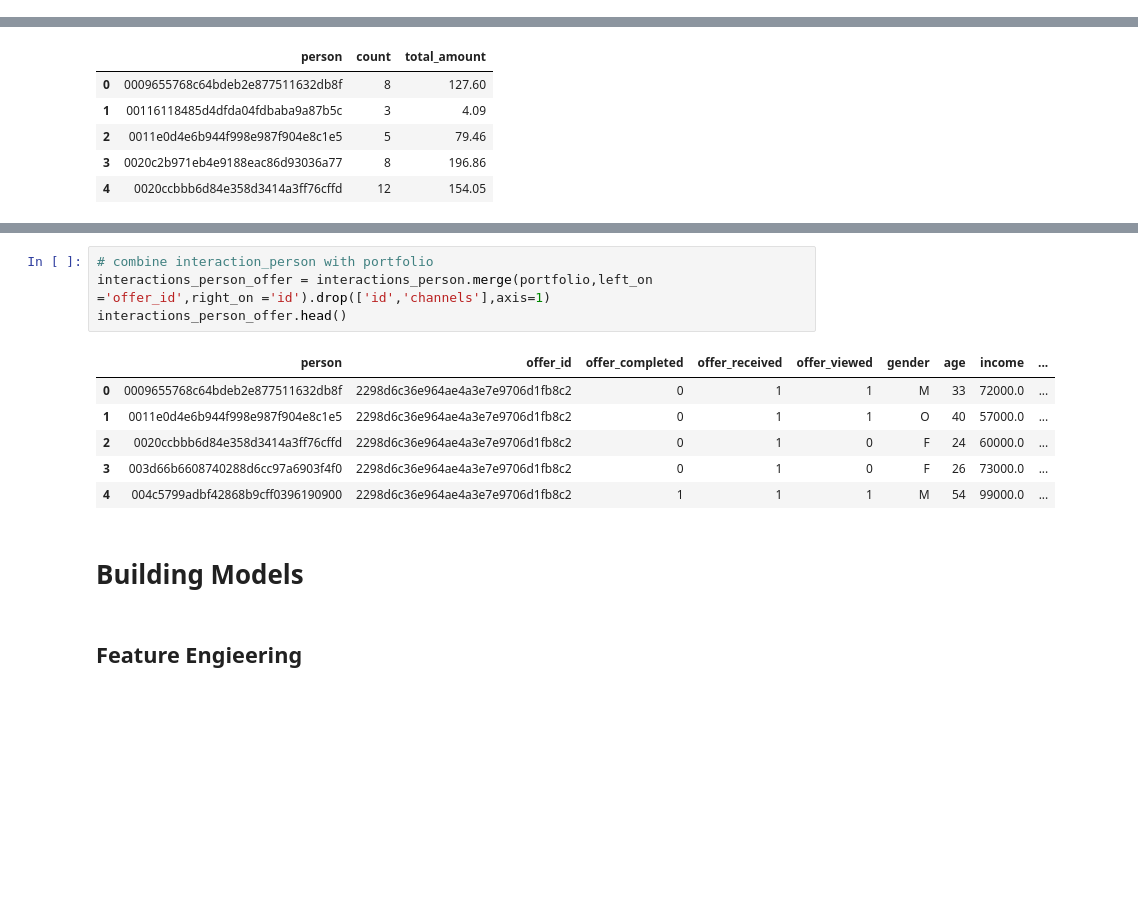
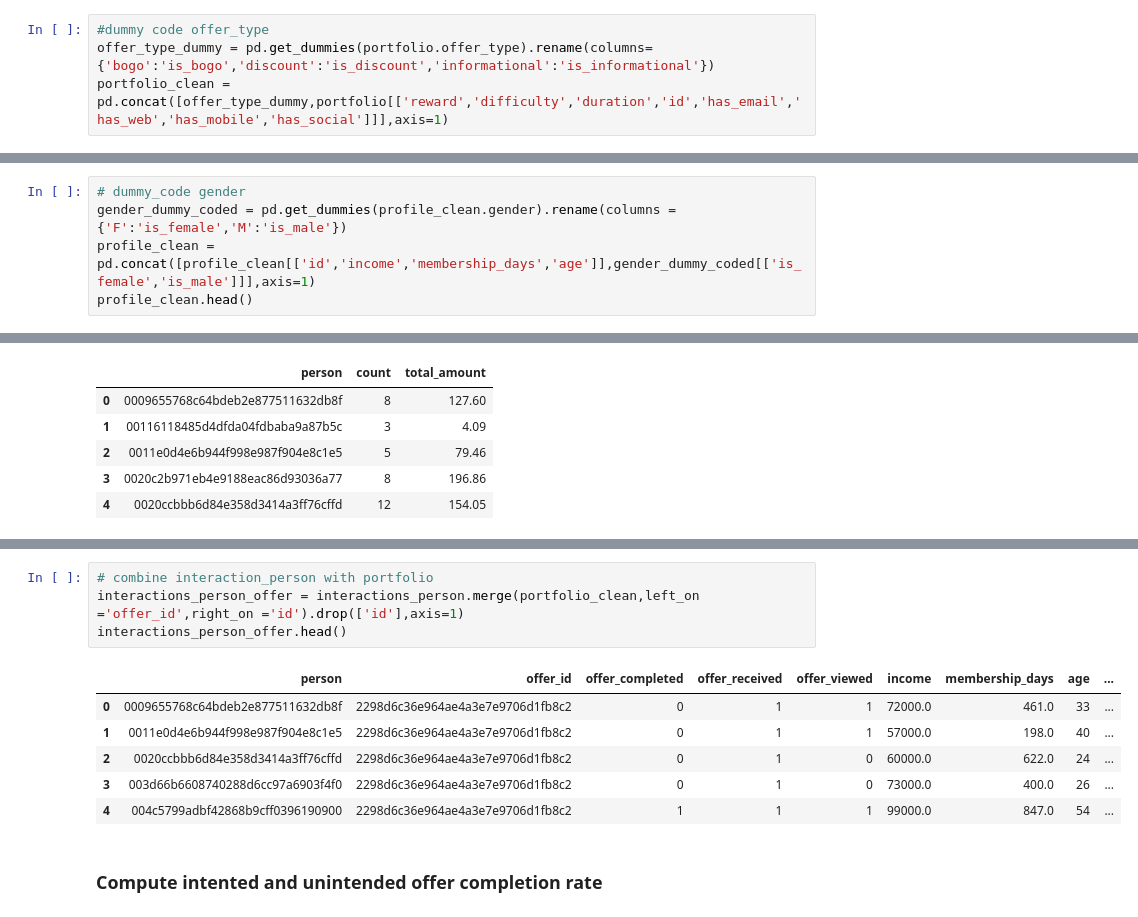
Before and after one commit to tanyayt/udacity_data_scientist, a Jupyter notebook: starbucks_optimizing_app_offers/Starbucks_Capstone_notebook.ipynb, the cells around one changed output, grey strips where cells are left out. Cells and saved outputs as stored; diff of their text form; blank space fills up the shorter version.

```diff
--- a/starbucks_optimizing_app_offers/Starbucks_Capstone_notebook.ipynb
+++ b/starbucks_optimizing_app_offers/Starbucks_Capstone_notebook.ipynb
@@ -143,0 +150,4 @@ portfolio.head()
+# %%
+#dummy code offer_type
+offer_type_dummy = pd.get_dummies(portfolio.offer_type).rename(columns={'bogo':'is_bogo','discount':'is_discount','informational':'is_informational'})
+portfolio_clean = pd.concat([offer_type_dummy,portfolio[['reward','difficulty','duration','id','has_email','has_web','has_mobile','has_social']]],axis=1)
@@ -245,3 +260,8 @@ See the caveats in the documentation: http://pandas.pydata.org/pandas-docs/stabl
 | 5 | M | 68 | e2127556f4f64592b11af22de27a7932 | 70000.0 | 91.0 |
 | 8 | M | 65 | 389bc3fa690240e798340f5a15918d5c | 53000.0 | 167.0 |
 | 12 | M | 58 | 2eeac8d8feae4a8cad5a6af0499a211d | 51000.0 | 257.0 |
+# %%
+# dummy_code gender
+gender_dummy_coded = pd.get_dummies(profile_clean.gender).rename(columns ={'F':'is_female','M':'is_male'})
+profile_clean = pd.concat([profile_clean[['id','income','membership_days','age']],gender_dummy_coded[['is_female','is_male']]],axis=1)
+profile_clean.head()
@@ -444,18 +471,16 @@ interactions_person.head()
 # %%
 # combine interaction_person with portfolio
-interactions_person_offer = interactions_person.merge(portfolio,left_on ='offer_id',right_on ='id').drop(['id','channels'],axis=1)
+interactions_person_offer = interactions_person.merge(portfolio_clean,left_on ='offer_id',right_on ='id').drop(['id'],axis=1)
 interactions_person_offer.head()
 # %% [output]
-|  | person | offer_id | offer_completed | offer_received | offer_viewed | gender | age | income | ... |
-| 0 | 0009655768c64bdeb2e877511632db8f | 2298d6c36e964ae4a3e7e9706d1fb8c2 | 0 | 1 | 1 | M | 33 | 72000.0 | ... |
-| 1 | 0011e0d4e6b944f998e987f904e8c1e5 | 2298d6c36e964ae4a3e7e9706d1fb8c2 | 0 | 1 | 1 | O | 40 | 57000.0 | ... |
-| 2 | 0020ccbbb6d84e358d3414a3ff76cffd | 2298d6c36e964ae4a3e7e9706d1fb8c2 | 0 | 1 | 0 | F | 24 | 60000.0 | ... |
-| 3 | 003d66b6608740288d6cc97a6903f4f0 | 2298d6c36e964ae4a3e7e9706d1fb8c2 | 0 | 1 | 0 | F | 26 | 73000.0 | ... |
-| 4 | 004c5799adbf42868b9cff0396190900 | 2298d6c36e964ae4a3e7e9706d1fb8c2 | 1 | 1 | 1 | M | 54 | 99000.0 | ... |
+|  | person | offer_id | offer_completed | offer_received | offer_viewed | income | membership_days | age | ... |
+| 0 | 0009655768c64bdeb2e877511632db8f | 2298d6c36e964ae4a3e7e9706d1fb8c2 | 0 | 1 | 1 | 72000.0 | 461.0 | 33 | ... |
+| 1 | 0011e0d4e6b944f998e987f904e8c1e5 | 2298d6c36e964ae4a3e7e9706d1fb8c2 | 0 | 1 | 1 | 57000.0 | 198.0 | 40 | ... |
+| 2 | 0020ccbbb6d84e358d3414a3ff76cffd | 2298d6c36e964ae4a3e7e9706d1fb8c2 | 0 | 1 | 0 | 60000.0 | 622.0 | 24 | ... |
+| 3 | 003d66b6608740288d6cc97a6903f4f0 | 2298d6c36e964ae4a3e7e9706d1fb8c2 | 0 | 1 | 0 | 73000.0 | 400.0 | 26 | ... |
+| 4 | 004c5799adbf42868b9cff0396190900 | 2298d6c36e964ae4a3e7e9706d1fb8c2 | 1 | 1 | 1 | 99000.0 | 847.0 | 54 | ... |
-# %% [markdown]
-# Building Models
-# %% [markdown]
-## Feature Engieering
+# %% [markdown]
+### Compute intented and unintended offer completion rate
 # %%
 df = interactions_person_offer
 df.shape
```
Also changed, not shown: parts of 29 cells of this notebook.
